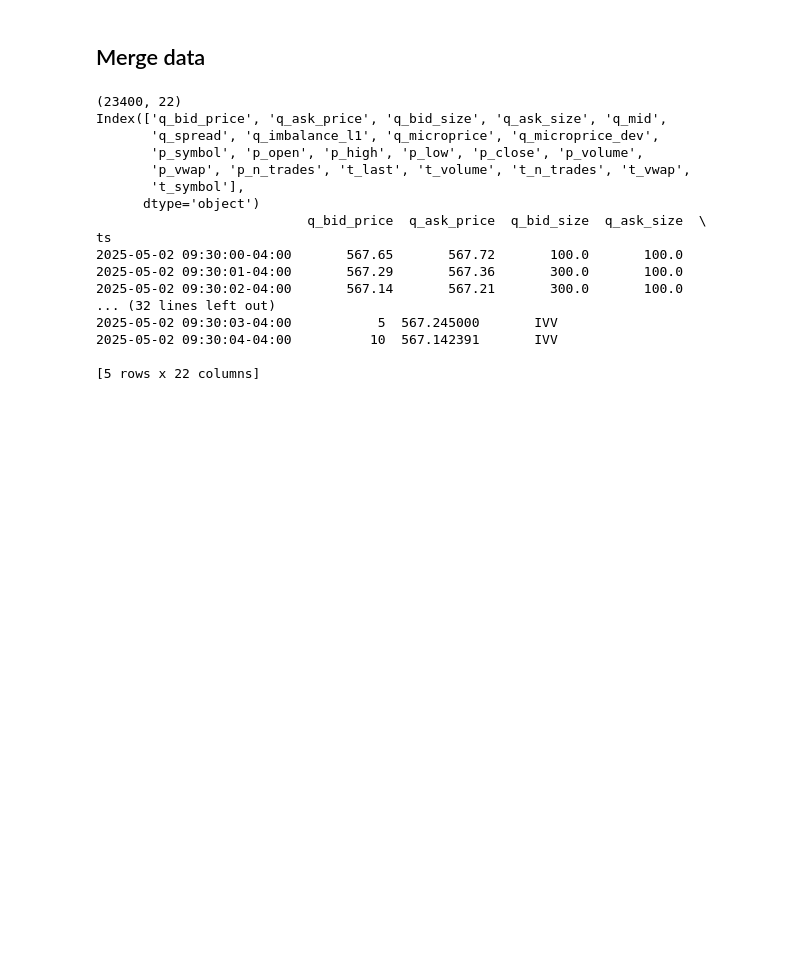
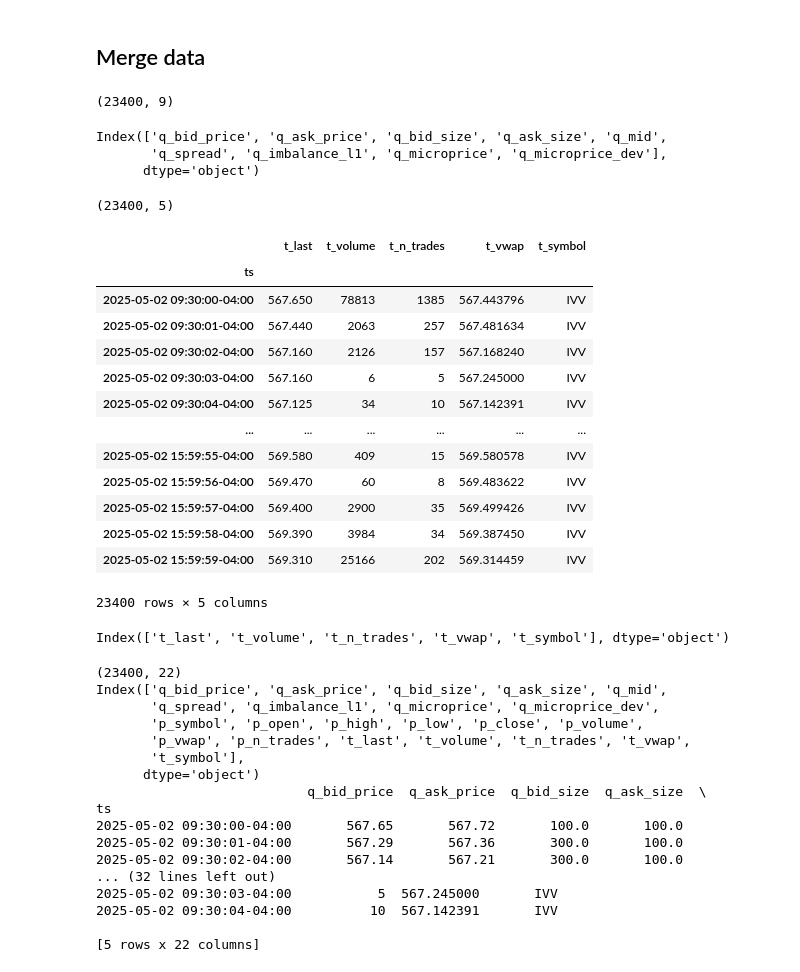
Before and after one commit to choijaewon959/Microstructure-driven-alpha-engine, a Jupyter notebook: analysis/anlaysis.ipynb, the cells around one changed output. Saved outputs shown, nothing was run; the diff lists cells and outputs as text; code cells hidden in the pictures; blank space fills up the shorter version.

```diff
--- a/analysis/anlaysis.ipynb
+++ b/analysis/anlaysis.ipynb
@@ -8,3 +17,40 @@ from pathlib import Path
+# %%
+q = pd.read_parquet(quotes_fp).set_index('ts').add_prefix("q_")
+q.shape
+# %% [output]
+(23400, 9)
+# %%
+q.columns
+# %% [output]
+Index(['q_bid_price', 'q_ask_price', 'q_bid_size', 'q_ask_size', 'q_mid',
+       'q_spread', 'q_imbalance_l1', 'q_microprice', 'q_microprice_dev'],
+      dtype='object')
+# %%
+t = pd.read_parquet(trades_fp).set_index('ts').add_prefix("t_")
+t.shape
+# %% [output]
+(23400, 5)
+# %%
+t[]
+# %% [output]
+|  | t_last | t_volume | t_n_trades | t_vwap | t_symbol |
+| ts |  |  |  |  |  |
+| 2025-05-02 09:30:00-04:00 | 567.650 | 78813 | 1385 | 567.443796 | IVV |
+| 2025-05-02 09:30:01-04:00 | 567.440 | 2063 | 257 | 567.481634 | IVV |
+| 2025-05-02 09:30:02-04:00 | 567.160 | 2126 | 157 | 567.168240 | IVV |
+| 2025-05-02 09:30:03-04:00 | 567.160 | 6 | 5 | 567.245000 | IVV |
+| 2025-05-02 09:30:04-04:00 | 567.125 | 34 | 10 | 567.142391 | IVV |
+| ... | ... | ... | ... | ... | ... |
+| 2025-05-02 15:59:55-04:00 | 569.580 | 409 | 15 | 569.580578 | IVV |
+| 2025-05-02 15:59:56-04:00 | 569.470 | 60 | 8 | 569.483622 | IVV |
+| 2025-05-02 15:59:57-04:00 | 569.400 | 2900 | 35 | 569.499426 | IVV |
+| 2025-05-02 15:59:58-04:00 | 569.390 | 3984 | 34 | 569.387450 | IVV |
+| 2025-05-02 15:59:59-04:00 | 569.310 | 25166 | 202 | 569.314459 | IVV |
+23400 rows × 5 columns
+# %%
+t.columns
+# %% [output]
+Index(['t_last', 't_volume', 't_n_trades', 't_vwap', 't_symbol'], dtype='object')
 # %%
 def build_panel_1s(quotes_fp: Path, prices_fp: Path, trades_fp: Path) -> pd.DataFrame:
     q = pd.read_parquet(quotes_fp).set_index('ts').add_prefix("q_")
```
Also changed, not shown: parts of 2 cells of this notebook.
